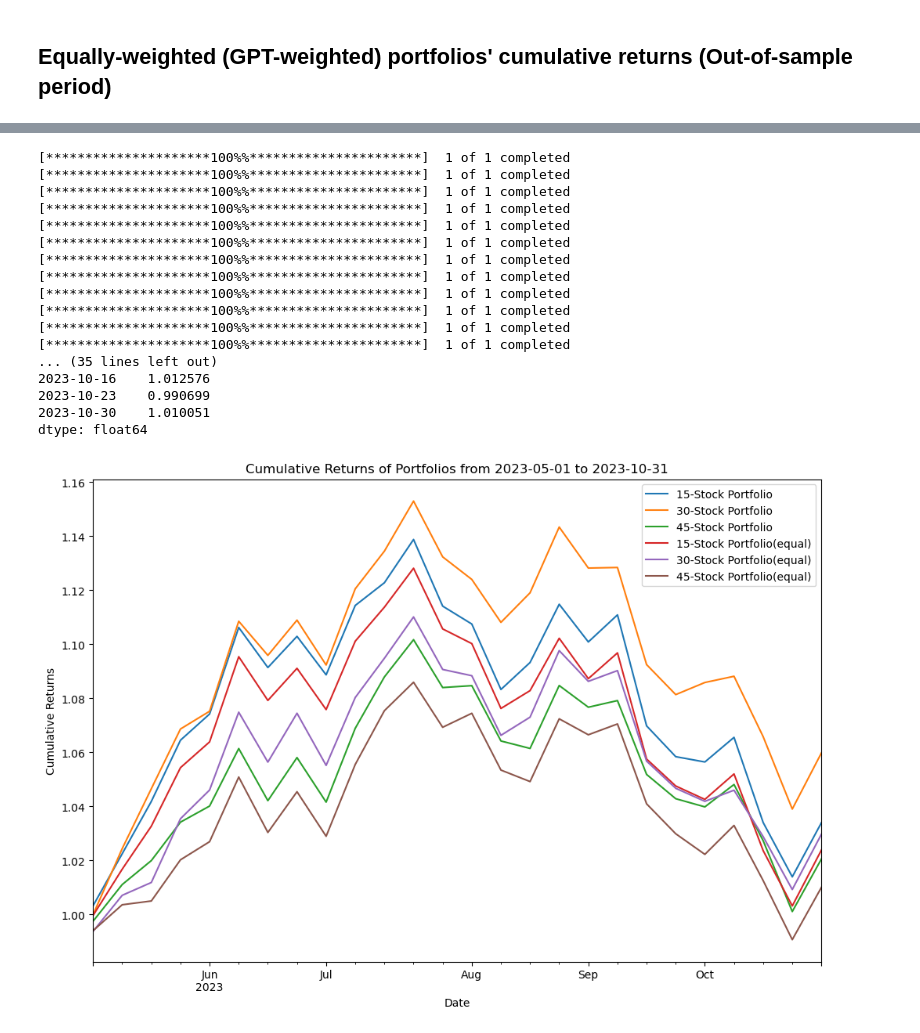
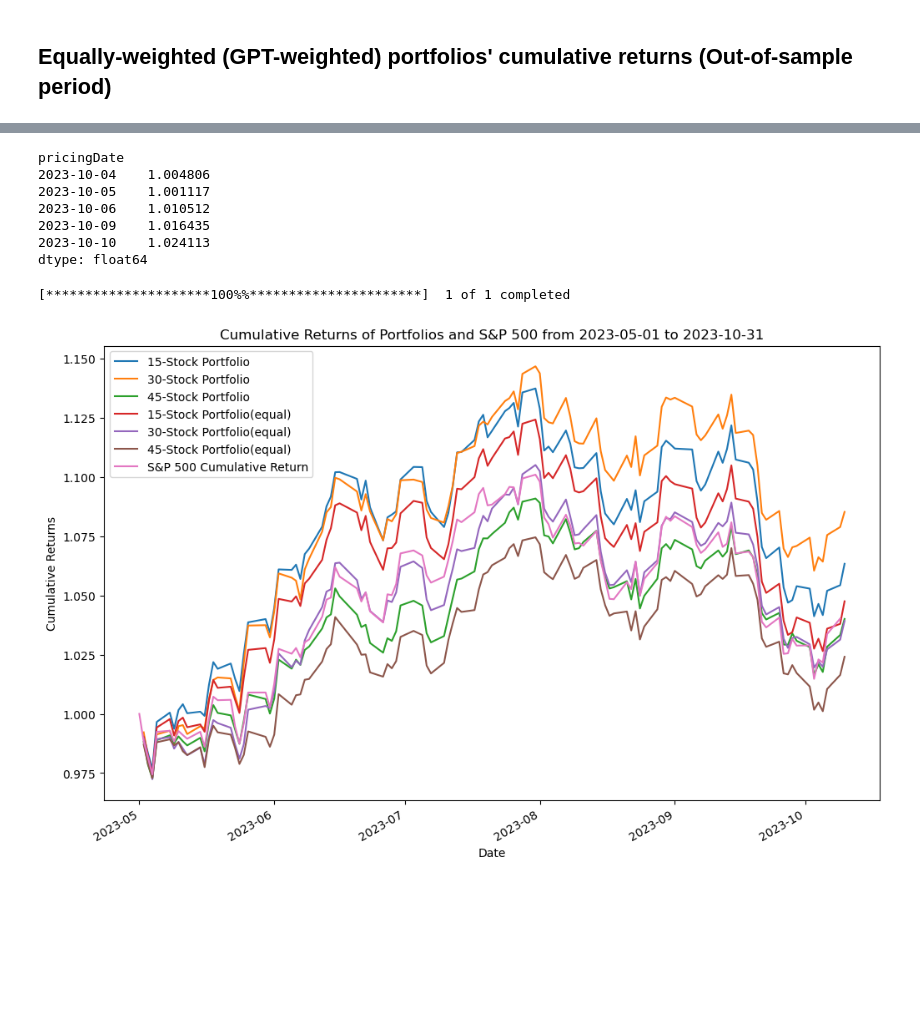
Before and after one commit to FELAB-KHU/S-PQuantTeam01, a Jupyter notebook: Jaekyun/SnP(GPT-weighted).ipynb, the cells around one changed output, grey strips where cells are left out. Saved outputs shown, nothing was run; the diff lists cells and outputs as text; code cells hidden in the pictures; blank space fills up the shorter version.

```diff
--- a/Jaekyun/SnP(GPT-weighted).ipynb
+++ b/Jaekyun/SnP(GPT-weighted).ipynb
@@ -1061,66 +868,65 @@ stocks_45_equal = {
 start_date = '2023-05-01'
 end_date = '2023-10-31'
 
-# 각 주식의 주간 조정 종가 데이터를 가져오는 함수
-def get_weekly_adjusted_prices(ticker):
-    data = yf.download(ticker, start=start_date, end=end_date, interval='1wk')
-    return data['Adj Close']
+# 데이터 전처리: 날짜 필터링 및 필요한 종목만 선택
+filtered_data_45_equal = new_market[(new_market['pricingDate'] >= start_date) & (new_market['pricingDate'] <= end_date)]
+selected_data_45_equal = filtered_data_45_equal[['pricingDate'] + list(stocks_45_equal.keys())]
 
-# 모든 주식에 대한 데이터 프레임을 생성
-all_prices_45_equal = pd.DataFrame({ticker: get_weekly_adjusted_prices(ticker) for ticker in stocks_45_equal.keys()})
+# 'pricingDate' 열을 인덱스로 설정
+selected_data_45_equal.set_index('pricingDate', inplace=True)
 
-# 각 주식의 주간 수익률 계산
-weekly_returns = all_prices_45_equal.pct_change().dropna()
+# 각 주식의 일일 수익률 계산
+daily_returns_45_equal = selected_data_45_equal.pct_change().dropna()
 
 # 포트폴리오 수익률 계산
-portfolio_returns_45_equal = weekly_returns.dot(pd.Series(stocks_45_equal))
+portfolio_returns_45_equal = daily_returns_45_equal.dot(pd.Series(stocks_45_equal))
 
 # 누적 수익률 계산
 cumulative_returns_45_equal = (1 + portfolio_returns_45_equal).cumprod()
 
-print(cumulative_returns_45_equal.tail())
+# 마지막 5개 누적 수익률 출력
+cumulative_returns_45_equal.tail()
 # %% [output]
-[*********************100%%**********************]  1 of 1 completed
-[*********************100%%**********************]  1 of 1 completed
-[*********************100%%**********************]  1 of 1 completed
-[*********************100%%**********************]  1 of 1 completed
-[*********************100%%**********************]  1 of 1 completed
-[*********************100%%**********************]  1 of 1 completed
-[*********************100%%**********************]  1 of 1 completed
-[*********************100%%**********************]  1 of 1 completed
-[*********************100%%**********************]  1 of 1 completed
-[*********************100%%**********************]  1 of 1 completed
-[*********************100%%**********************]  1 of 1 completed
-[*********************100%%**********************]  1 of 1 completed
-... (35 lines left out)
-2023-10-16    1.012576
-2023-10-23    0.990699
-2023-10-30    1.010051
+pricingDate
+2023-10-04    1.004806
+2023-10-05    1.001117
+2023-10-06    1.010512
+2023-10-09    1.016435
+2023-10-10    1.024113
 dtype: float64
 # %%
-#시각화
+# S&P500 지수와 함께 시각화
+
+# S&P 500 인덱스 데이터 가져오기
+ticker_symbol = '^GSPC'
+start_date = '2023-05-01'
+end_date = '2023-10-10'
+sp500_index_data = yf.download(ticker_symbol, start=start_date, end=end_date)
+sp500_index_data['Cumulative Return'] = (sp500_index_data['Close'] / sp500_index_data['Close'].iloc[0])
 
 # 인덱스를 DateTimeIndex로 변환
 cumulative_returns_15.index = pd.to_datetime(cumulative_returns_15.index)
 cumulative_returns_30.index = pd.to_datetime(cumulative_returns_30.index)
 cumulative_returns_45.index = pd.to_datetime(cumulative_returns_45.index)
 
 cumulative_returns_15_equal.index = pd.to_datetime(cumulative_returns_15_equal.index)
 cumulative_returns_30_equal.index = pd.to_datetime(cumulative_returns_30_equal.index)
 cumulative_returns_45_equal.index = pd.to_datetime(cumulative_returns_45_equal.index)
 
 # 누적 수익률 시각화
 plt.figure(figsize=(12, 8))
 cumulative_returns_15.plot(label='15-Stock Portfolio')
 cumulative_returns_30.plot(label='30-Stock Portfolio')
 cumulative_returns_45.plot(label='45-Stock Portfolio')
 cumulative_returns_15_equal.plot(label='15-Stock Portfolio(equal)')
 cumulative_returns_30_equal.plot(label='30-Stock Portfolio(equal)')
 cumulative_returns_45_equal.plot(label='45-Stock Portfolio(equal)')
-plt.title('Cumulative Returns of Portfolios from 2023-05-01 to 2023-10-31')
+plt.plot(sp500_index_data.index, sp500_index_data['Cumulative Return'], label='S&P 500 Cumulative Return')
+plt.title('Cumulative Returns of Portfolios and S&P 500 from 2023-05-01 to 2023-10-31')
 plt.xlabel('Date')
 plt.ylabel('Cumulative Returns')
 plt.legend()
 plt.show()
 # %% [output]
+[*********************100%%**********************]  1 of 1 completed
-[figure, old version]
+[figure, new version]
```
Also changed, not shown: parts of 14 cells of this notebook.
